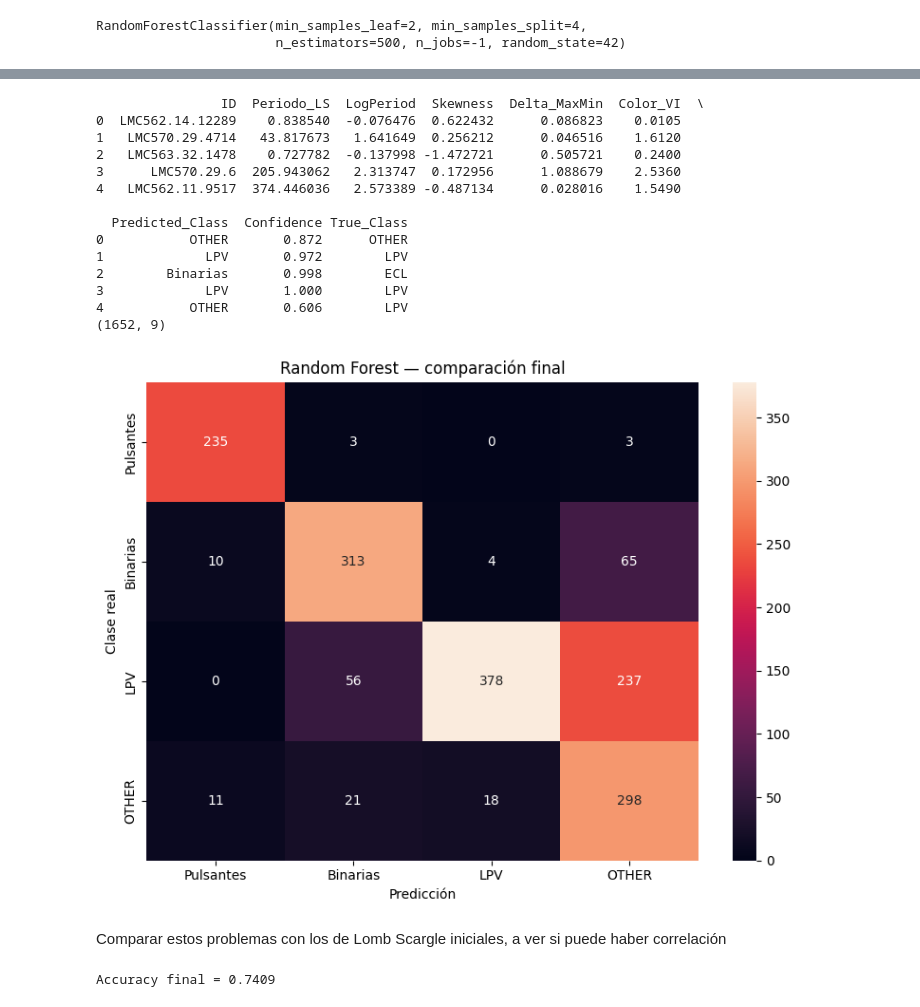
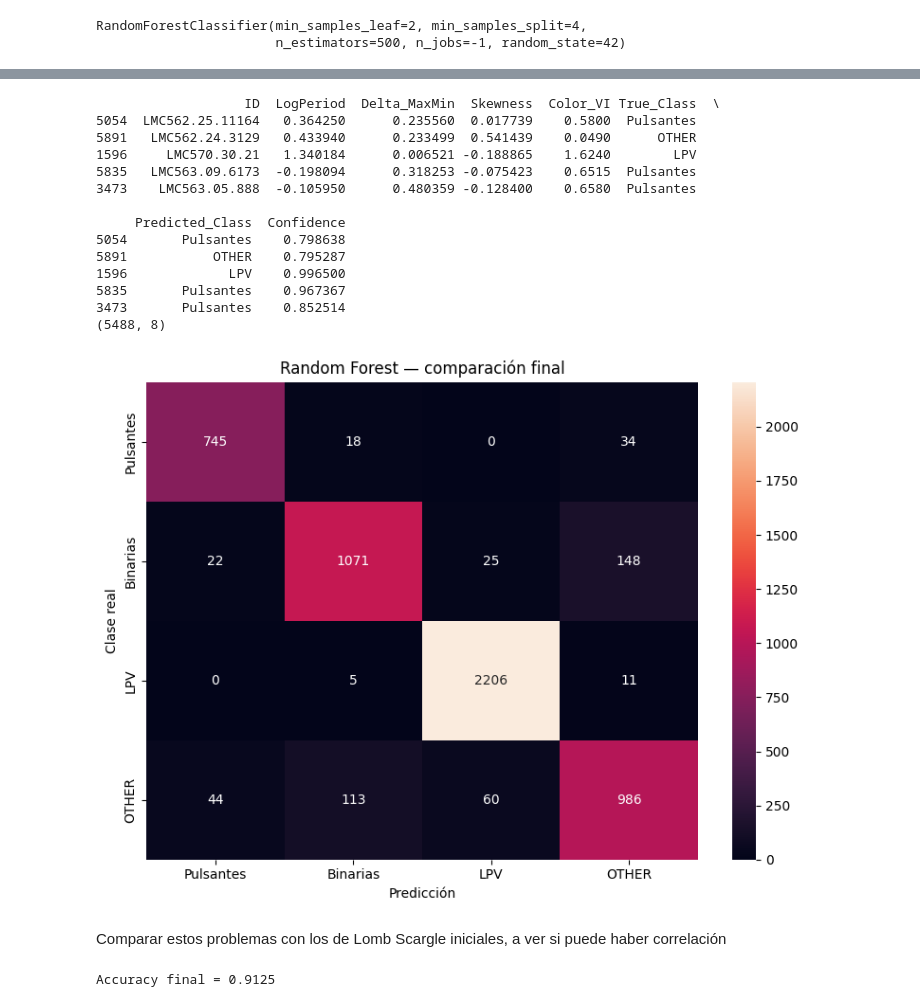
Before and after one commit to Brunelleschk1/Personal-projects, a Jupyter notebook: Proyectos de Astronomía/Laboratorio Final/ehhhh.ipynb, the cells around one changed output, grey strips where cells are left out. Cells and saved outputs as stored; diff of their text form; code cells hidden in the pictures.

```diff
--- a/Proyectos de Astronomía/Laboratorio Final/ehhhh.ipynb
+++ b/Proyectos de Astronomía/Laboratorio Final/ehhhh.ipynb
@@ -995,13 +1026,24 @@ print(X_test.shape)
+# %%
+X_train_ml = X_train[feature_cols]
+X_test_ml = X_test[feature_cols]
 # %%
 rf = RandomForestClassifier(n_estimators=500,max_depth=None,min_samples_split=4,min_samples_leaf=2,
     random_state=42,n_jobs=-1)
-rf.fit(X_train, y_train)
+rf.fit(X_train_ml, y_train)
 # %% [output]
 RandomForestClassifier(min_samples_leaf=2, min_samples_split=4,
                        n_estimators=500, n_jobs=-1, random_state=42)
 # %%
-y_pred = rf.predict(X_test)
-y_prob = rf.predict_proba(X_test)
+y_pred = rf.predict(X_test_ml)
+y_prob = rf.predict_proba(X_test_ml)
+# %%
+max_prob = np.max(y_prob, axis=1)
+
+results_test = X_test.copy()
+
+results_test["True_Class"] = y_test.values
+results_test["Predicted_Class"] = y_pred
+results_test["Confidence"] = max_prob
 # %%
 acc = accuracy_score(y_test,y_pred)
 print(f"Accuracy = {acc:.4f}")
@@ -1245,47 +1177,46 @@ fig.show()
 # %%
 # COMPARAR PREDICCIÓN VS CLASE REAL
 
-comparison_df = pd.merge(results_unknown,df_classify[["ID", "Tipo"]],on="ID",how="inner")
-comparison_df = comparison_df.rename(columns={"Tipo": "True_Class"})
+comparison_df = results_test.copy()
 print(comparison_df.head())
 print(comparison_df.shape)
 
 # MATRIZ DE CONFUSIÓN
 
 labels_order = ["Pulsantes", "Binarias", "LPV", "OTHER"]
-cm = confusion_matrix(comparison_df["True_Class"].apply(simplify_class),comparison_df["Predicted_Class"],labels=labels_order)
+cm = confusion_matrix(comparison_df["True_Class"],comparison_df["Predicted_Class"],labels=labels_order)
 plt.figure(figsize=(8,6))
 sns.heatmap(cm,annot=True,fmt="d",xticklabels=labels_order,yticklabels=labels_order)
 plt.xlabel("Predicción")
 plt.ylabel("Clase real")
 plt.title("Random Forest — comparación final")
 plt.tight_layout()
 plt.show()
 # %% [output]
-                ID  Periodo_LS  LogPeriod  Skewness  Delta_MaxMin  Color_VI  \
-0  LMC562.14.12289    0.838540  -0.076476  0.622432      0.086823    0.0105
-1   LMC570.29.4714   43.817673   1.641649  0.256212      0.046516    1.6120
-2   LMC563.32.1478    0.727782  -0.137998 -1.472721      0.505721    0.2400
-3      LMC570.29.6  205.943062   2.313747  0.172956      1.088679    2.5360
-4   LMC562.11.9517  374.446036   2.573389 -0.487134      0.028016    1.5490
+                   ID  LogPeriod  Delta_MaxMin  Skewness  Color_VI True_Class  \
+5054  LMC562.25.11164   0.364250      0.235560  0.017739    0.5800  Pulsantes
+5891   LMC562.24.3129   0.433940      0.233499  0.541439    0.0490      OTHER
+1596     LMC570.30.21   1.340184      0.006521 -0.188865    1.6240        LPV
+5835   LMC563.09.6173  -0.198094      0.318253 -0.075423    0.6515  Pulsantes
+3473    LMC563.05.888  -0.105950      0.480359 -0.128400    0.6580  Pulsantes
 
-  Predicted_Class  Confidence True_Class
-0           OTHER       0.872      OTHER
-1             LPV       0.972        LPV
-2        Binarias       0.998        ECL
-3             LPV       1.000        LPV
-4           OTHER       0.606        LPV
-(1652, 9)
+     Predicted_Class  Confidence
+5054       Pulsantes    0.798638
+5891           OTHER    0.795287
+1596             LPV    0.996500
+5835       Pulsantes    0.967367
+3473       Pulsantes    0.852514
+(5488, 8)
-[figure, old version]
+[figure, new version]
 # %% [markdown]
 Comparar estos problemas con los de Lomb Scargle iniciales, a ver si puede haber correlación
 # %%
-y_true = comparison_df["True_Class"].apply(simplify_class)
+y_true = comparison_df["True_Class"]
 y_pred = comparison_df["Predicted_Class"]
 acc = accuracy_score(y_true, y_pred)
 print(f"\nAccuracy final = {acc:.4f}")
 # %% [output]
-Accuracy final = 0.7409
+Accuracy final = 0.9125
 # %%
 print("\nClassification report:\n")
 print(classification_report(y_true,y_pred))
```
Also changed, not shown: parts of 48 cells of this notebook, 11 other files.
